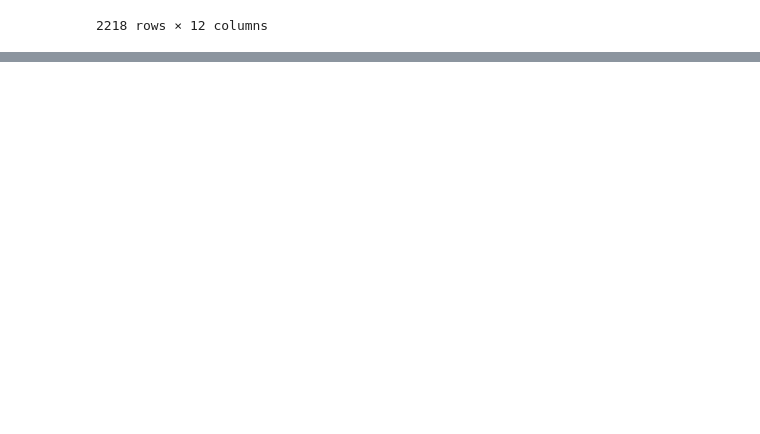
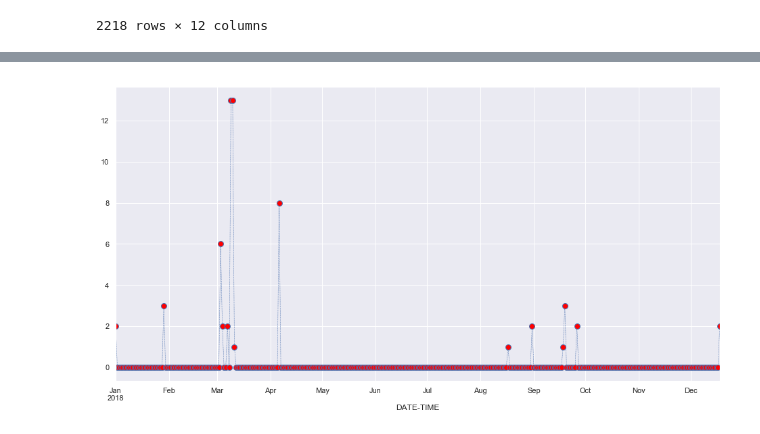
Before and after one commit to jaworra/Jupyter-Notebooks, a Jupyter notebook: here_analysis.ipynb, the cells around one changed output, grey strips where cells are left out. Saved outputs shown, nothing was run; the diff lists cells and outputs as text; code cells hidden in the pictures; blank space fills up the shorter version.

```diff
--- a/here_analysis.ipynb
+++ b/here_analysis.ipynb
@@ -538,0 +605,4 @@ print(str(distance_between_aadtsite_and_here_links)+ ' metres')
+# %%
+here_links_rel_col_series = here_links_rel_col
+here_links_rel_col_series.dtypes
+here_links_rel_col_series = here_links_rel_col_series.set_index('DATE-TIME')
@@ -538,0 +616,12 @@ print(str(distance_between_aadtsite_and_here_links)+ ' metres')
+# %%
+#resample up or down for the day.
+#here_links_rel_col_series_day_mean= here_links_rel_col_series['COUNT'].resample('D').mean() #Resamples 'dayily mean'
+here_links_rel_col_series_day_count= here_links_rel_col_series['COUNT'].resample('D').sum() #Resamples 'daily total'
+here_links_rel_col_series_weekly_mean= here_links_rel_col_series['COUNT'].resample('W').mean() #Resamples 'weekly mean'
+# %%
+#here_links_rel_col_series_weekly_day[60:100]
+#here_links_rel_col_series_weekly_mean
+here_links_rel_col_series_day_count.plot(linewidth=0.5,marker='o',linestyle='dashed',label="toto",markersize=8,markerfacecolor='red');
+#here_links_rel_col_series_day_count.plot.area(linewidth=0.5)
+# %% [output]
+[figure, added]
```
Also changed, not shown: parts of 26 cells of this notebook, 1 other file.
